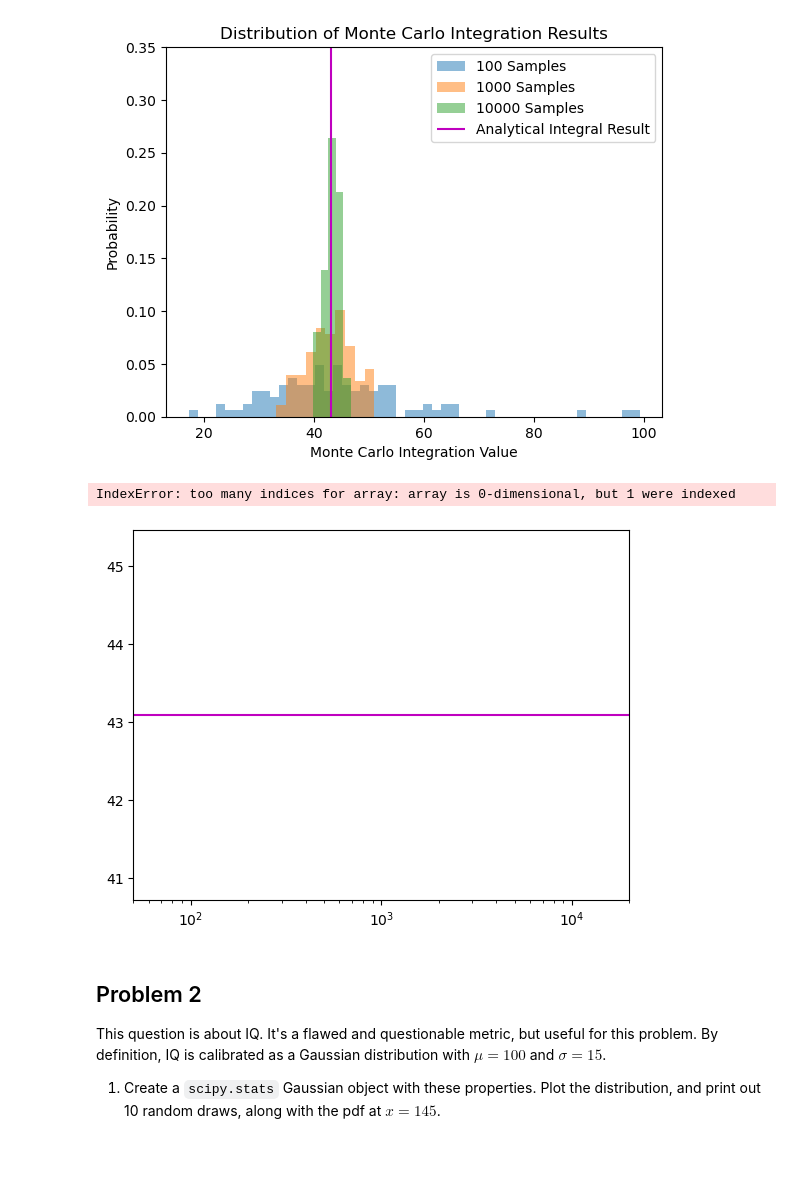
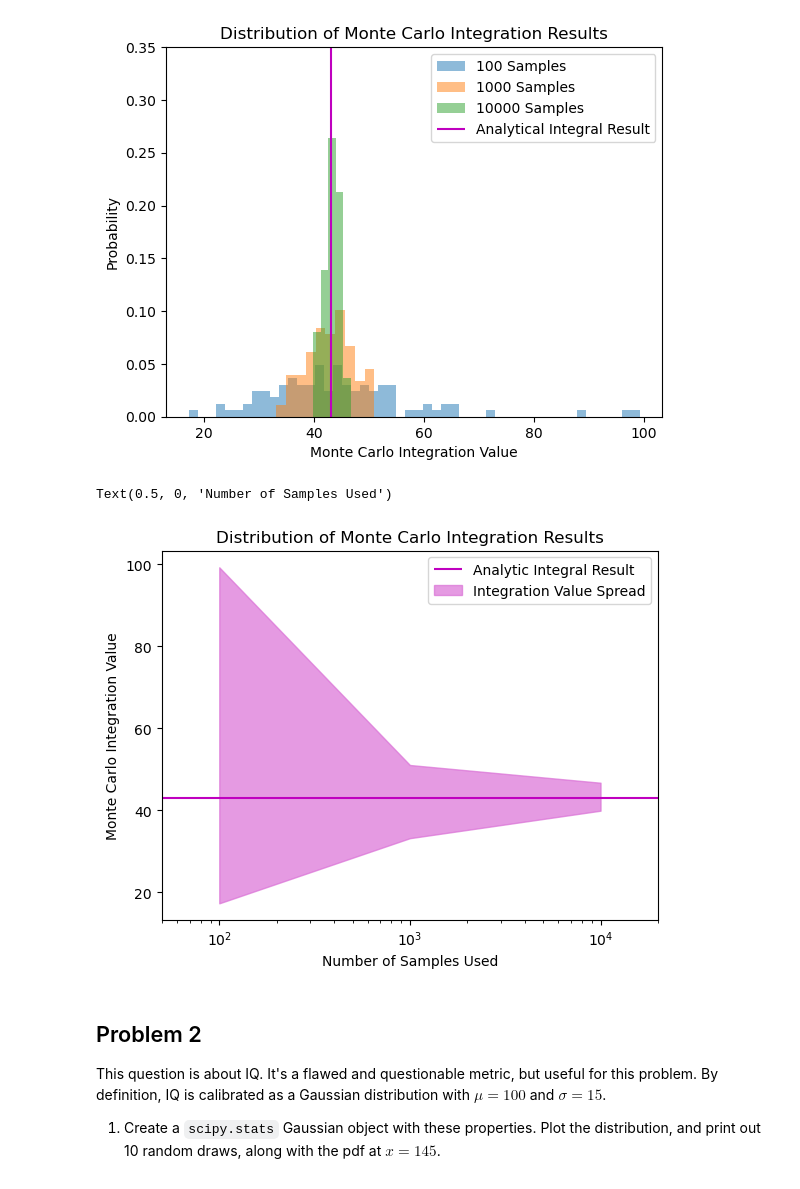
Before and after one commit to VanderbiltAstronomy/astr_8070_s24, a Jupyter notebook: coursework/student_folders/Ryan_Nowicki/vu_astr8070_s24_hw2_RyanNowicki.ipynb, the cells around one changed output. Saved outputs shown, nothing was run; the diff lists cells and outputs as text; code cells hidden in the pictures; blank space fills up the shorter version.

```diff
--- a/coursework/student_folders/Ryan_Nowicki/vu_astr8070_s24_hw2_RyanNowicki.ipynb
+++ b/coursework/student_folders/Ryan_Nowicki/vu_astr8070_s24_hw2_RyanNowicki.ipynb
@@ -132,21 +138,29 @@ Text(0, 0.5, 'Probability')
 # %%
 #Part 5
 # Make a plot that shows along the -axis and the spread between the maximum and minimum Monte Carlo integral values that you get
 # at each on the -axis. (Note: matplotlib's fill_between command is useful for this). Plot a horizontal line on the same figure
 # to show the precise mathematical value. You should see that Monte Carlo integration results in less numerical spread as gets larger.
 
-plt.hlines(actual,50,20000, color='m', label='Analytical Integral Result')
+plt.hlines(actual,50,20000, color='m', label='Analytic Integral Result')
 plt.xscale('log')
 plt.xlim(50,20000)
 
 n100 = N_tests[0]
 n1000 = N_tests[1]
 n10000 = N_tests[2]
 
-plt.fill_between(np.array(n100).min(),np.array(N).max())
+x = [100,1000,10000]
+ymin = [np.array(n100).min(),np.array(n1000).min(),np.array(n10000).min()]
+ymax = [np.array(n100).max(),np.array(n1000).max(),np.array(n10000).max()]
+
+plt.fill_between(x,ymin,ymax,alpha=0.7,color='orchid',label='Integration Value Spread')
+plt.legend()
+plt.title('Distribution of Monte Carlo Integration Results')
+plt.ylabel('Monte Carlo Integration Value')
+plt.xlabel('Number of Samples Used')
 # %% [output]
-IndexError: too many indices for array: array is 0-dimensional, but 1 were indexed
+Text(0.5, 0, 'Number of Samples Used')
-[figure, old version]
+[figure, new version]
 # %% [markdown]
 ## Problem 2
 
```
Also changed, not shown: parts of 5 cells of this notebook.
